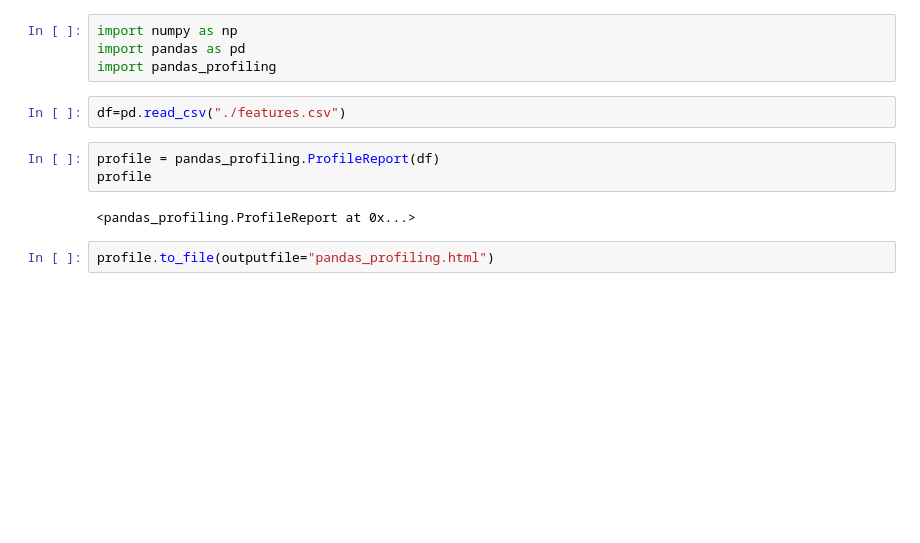
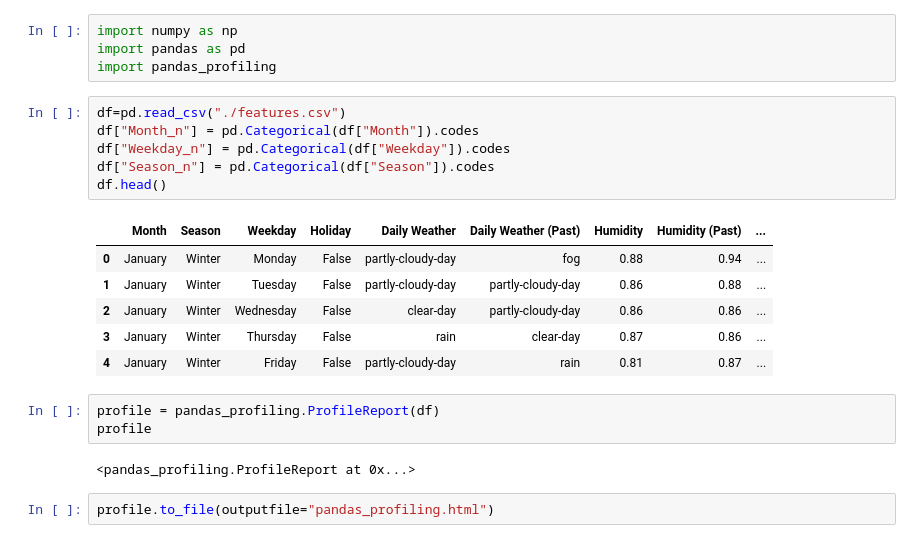
Before and after one commit to dataBikeHsUlm/MapReduce, a Jupyter notebook: Data_Profiling/PandasProfiling.ipynb, the cells around one changed output. Saved outputs shown, nothing was run; the diff lists cells and outputs as text; blank space fills up the shorter version.

```diff
--- a/Data_Profiling/PandasProfiling.ipynb
+++ b/Data_Profiling/PandasProfiling.ipynb
@@ -2,8 +2,19 @@
 import numpy as np
 import pandas as pd
 import pandas_profiling
-# %%
-df=pd.read_csv("./features.csv")
+# %%
+df=pd.read_csv("./features.csv")
+df["Month_n"] = pd.Categorical(df["Month"]).codes
+df["Weekday_n"] = pd.Categorical(df["Weekday"]).codes
+df["Season_n"] = pd.Categorical(df["Season"]).codes
+df.head()
+# %% [output]
+|  | Month | Season | Weekday | Holiday | Daily Weather | Daily Weather (Past) | Humidity | Humidity (Past) | ... |
+| 0 | January | Winter | Monday | False | partly-cloudy-day | fog | 0.88 | 0.94 | ... |
+| 1 | January | Winter | Tuesday | False | partly-cloudy-day | partly-cloudy-day | 0.86 | 0.88 | ... |
+| 2 | January | Winter | Wednesday | False | clear-day | partly-cloudy-day | 0.86 | 0.86 | ... |
+| 3 | January | Winter | Thursday | False | rain | clear-day | 0.87 | 0.86 | ... |
+| 4 | January | Winter | Friday | False | partly-cloudy-day | rain | 0.81 | 0.87 | ... |
 # %%
 profile = pandas_profiling.ProfileReport(df)
 profile
```
Also changed, not shown: 1 other file.
